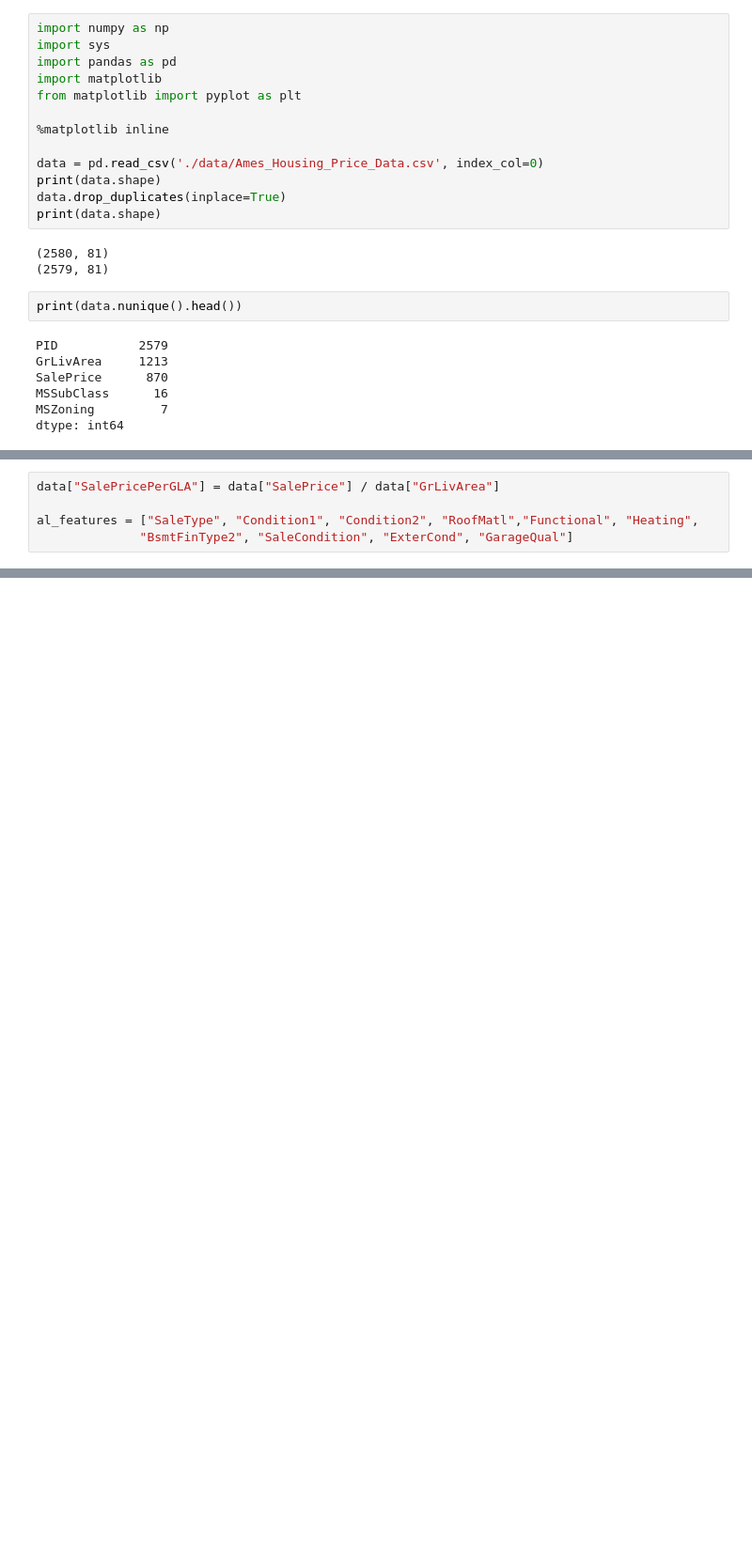
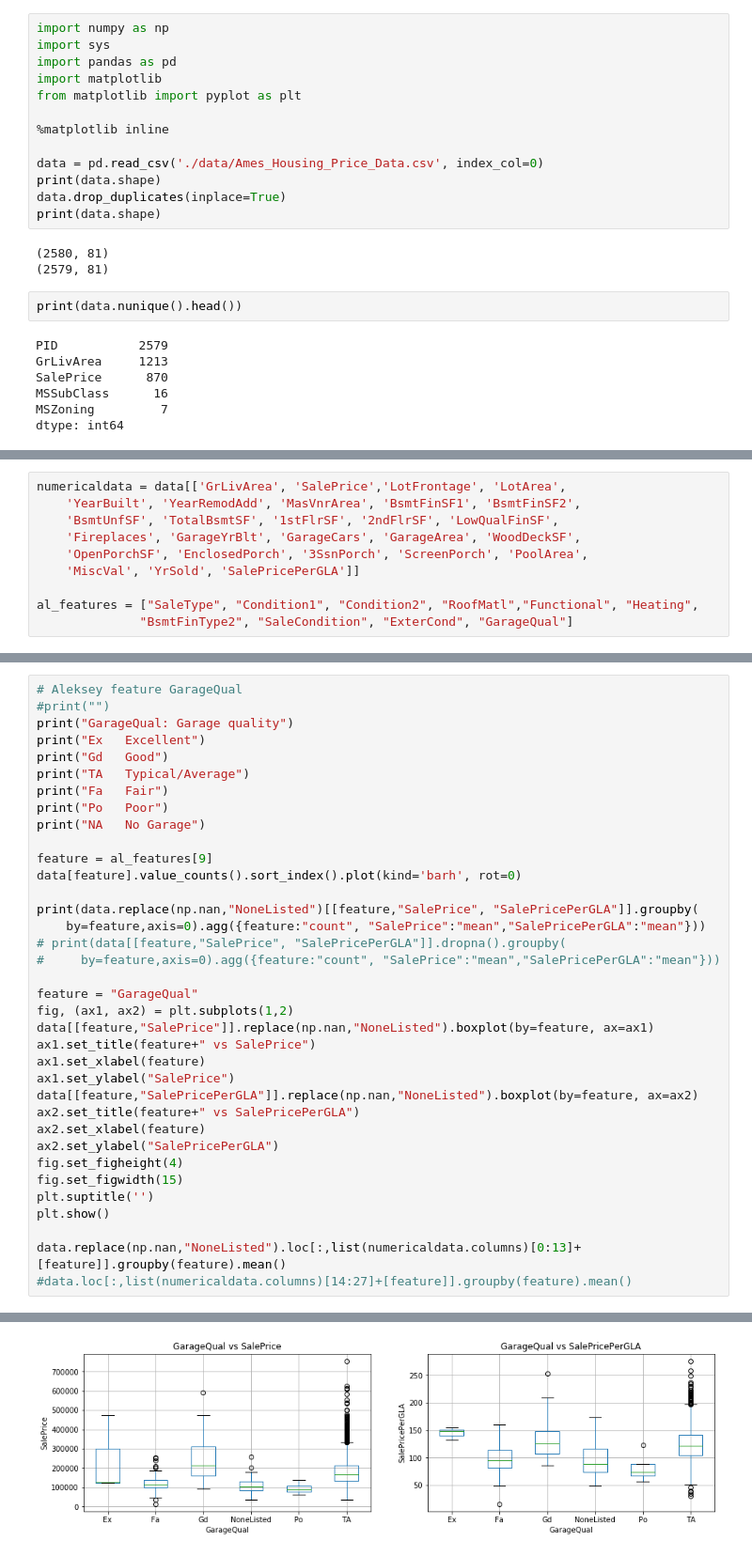
Before and after one commit to aklimchenko/proj3, a Jupyter notebook: House_Market_Data_EDA_Aleksey_Edit.ipynb, the cells around one changed output, grey strips where cells are left out. Shown at 94% size. Drawn from its saved outputs; the diff is of its cells as text; blank space fills up the shorter version.

```diff
--- a/House_Market_Data_EDA_Aleksey_Edit.ipynb
+++ b/House_Market_Data_EDA_Aleksey_Edit.ipynb
@@ -96,5 +218,10 @@ Index(['Neighborhood', 'Exterior2nd', 'Exterior1st', 'SaleType', 'Condition1',
 # %%
-data["SalePricePerGLA"] = data["SalePrice"] / data["GrLivArea"]
+numericaldata = data[['GrLivArea', 'SalePrice','LotFrontage', 'LotArea',
+    'YearBuilt', 'YearRemodAdd', 'MasVnrArea', 'BsmtFinSF1', 'BsmtFinSF2',
+    'BsmtUnfSF', 'TotalBsmtSF', '1stFlrSF', '2ndFlrSF', 'LowQualFinSF',
+    'Fireplaces', 'GarageYrBlt', 'GarageCars', 'GarageArea', 'WoodDeckSF',
+    'OpenPorchSF', 'EnclosedPorch', '3SsnPorch', 'ScreenPorch', 'PoolArea',
+    'MiscVal', 'YrSold', 'SalePricePerGLA']]
 
 al_features = ["SaleType", "Condition1", "Condition2", "RoofMatl","Functional", "Heating",
               "BsmtFinType2", "SaleCondition", "ExterCond", "GarageQual"]
@@ -480,0 +773,37 @@ After NAs dropped:  (2509, 2)
+# %%
+# Aleksey feature GarageQual
+#print("")
+print("GarageQual: Garage quality")
+print("Ex	Excellent")
+print("Gd	Good")
+print("TA	Typical/Average")
+print("Fa	Fair")
+print("Po	Poor")
+print("NA	No Garage")
+
+feature = al_features[9]
+data[feature].value_counts().sort_index().plot(kind='barh', rot=0)
+
+print(data.replace(np.nan,"NoneListed")[[feature,"SalePrice", "SalePricePerGLA"]].groupby(
+    by=feature,axis=0).agg({feature:"count", "SalePrice":"mean","SalePricePerGLA":"mean"}))
+# print(data[[feature,"SalePrice", "SalePricePerGLA"]].dropna().groupby(
+#     by=feature,axis=0).agg({feature:"count", "SalePrice":"mean","SalePricePerGLA":"mean"}))
+
+feature = "GarageQual"
+fig, (ax1, ax2) = plt.subplots(1,2)
+data[[feature,"SalePrice"]].replace(np.nan,"NoneListed").boxplot(by=feature, ax=ax1)
+ax1.set_title(feature+" vs SalePrice")
+ax1.set_xlabel(feature)
+ax1.set_ylabel("SalePrice")
+data[[feature,"SalePricePerGLA"]].replace(np.nan,"NoneListed").boxplot(by=feature, ax=ax2)
+ax2.set_title(feature+" vs SalePricePerGLA")
+ax2.set_xlabel(feature)
+ax2.set_ylabel("SalePricePerGLA")
+fig.set_figheight(4)
+fig.set_figwidth(15)
+plt.suptitle('')
+plt.show()
+
+data.replace(np.nan,"NoneListed").loc[:,list(numericaldata.columns)[0:13]+[feature]].groupby(feature).mean()
+#data.loc[:,list(numericaldata.columns)[14:27]+[feature]].groupby(feature).mean()
+# %% [output]
@@ -480,0 +826 @@ After NAs dropped:  (2509, 2)
+[figure, added]
```
Also changed, not shown: parts of 23 cells of this notebook, 1 other file.
